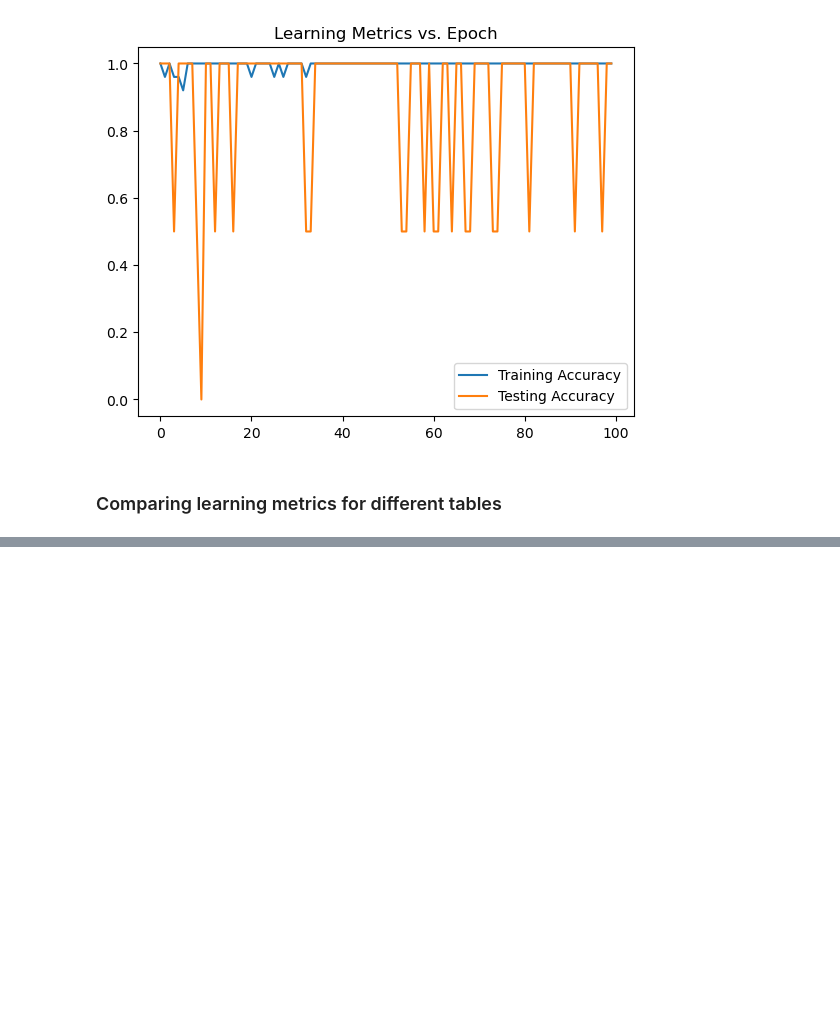
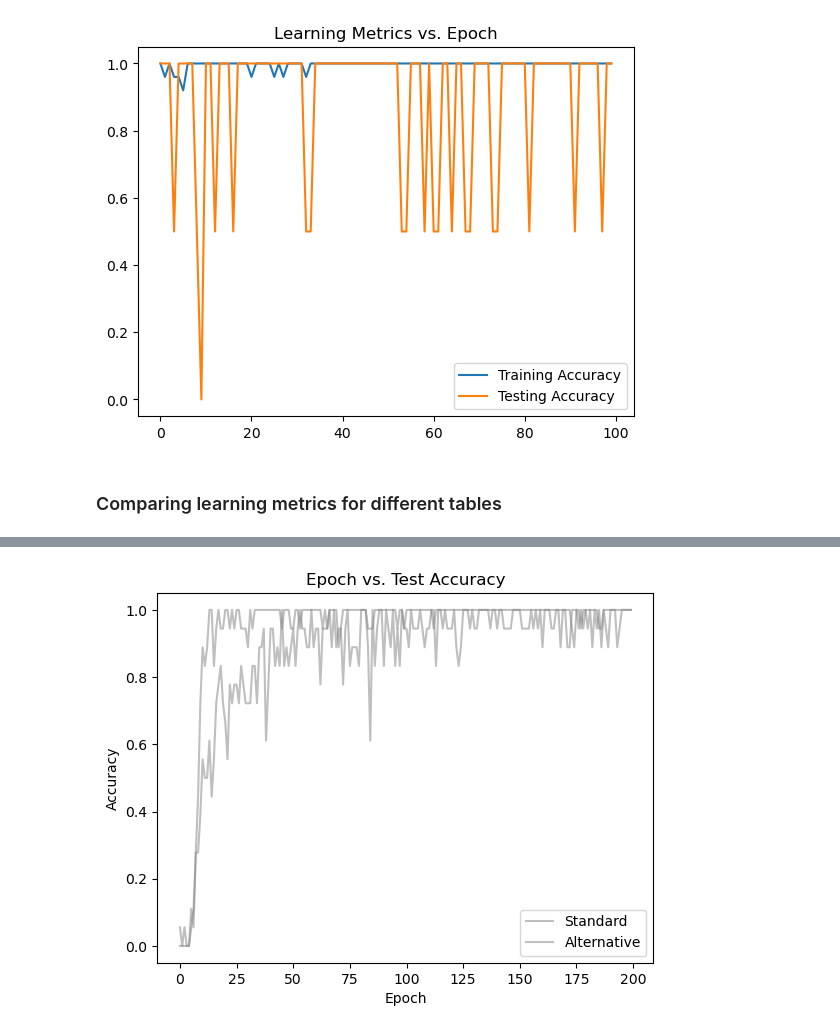
Before and after one commit to cutterdawes/BaseAddition, a Jupyter notebook: ml/ml.ipynb, the cells around one changed output, grey strips where cells are left out. Saved outputs shown, nothing was run; the diff lists cells and outputs as text; code cells hidden in the pictures; blank space fills up the shorter version.

```diff
--- a/ml/ml.ipynb
+++ b/ml/ml.ipynb
@@ -176,0 +176,14 @@ plt.show()
+# %%
+for dc in learning_metrics.keys():
+    train_acc = learning_metrics[dc]['testing_acc']
+    if (np.array(dc) == 0).all():
+        plt.plot(train_acc, color='blue', label='Standard')
+    else:
+        plt.plot(train_acc, alpha=0.5, color='grey', label='Alternative')
+plt.legend(labels=['Standard', 'Alternative'])
+plt.title(f'Epoch vs. Test Accuracy')
+plt.xlabel('Epoch')
+plt.ylabel('Accuracy')
+plt.show()
+# %% [output]
+[figure, added]
```
Also changed, not shown: parts of 3 cells of this notebook, 3 other files.
